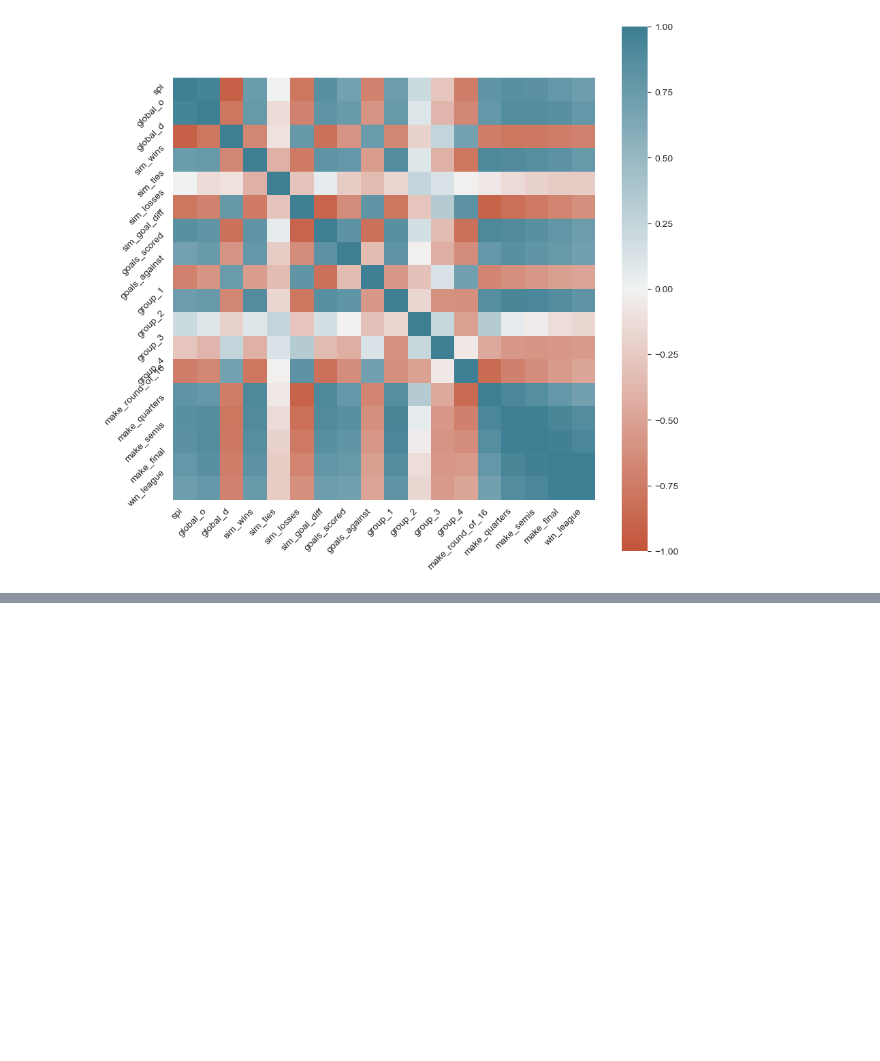
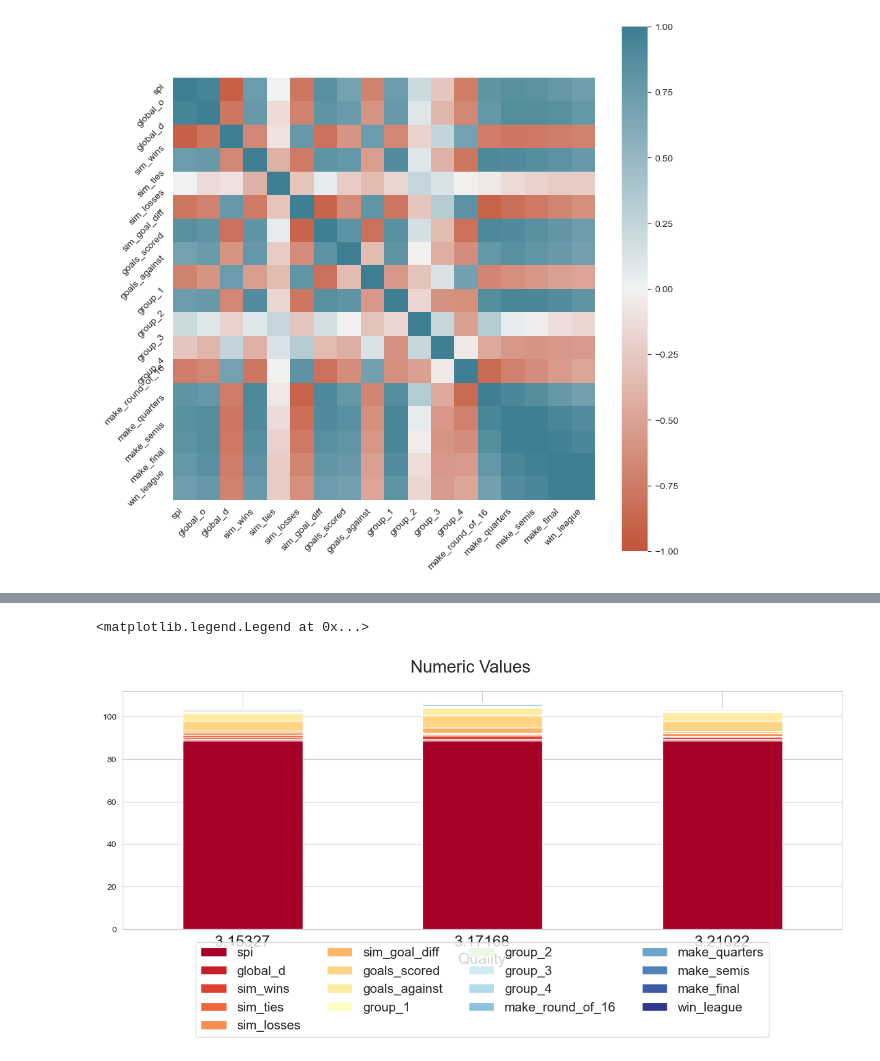
Before and after one commit to Philipp-Bauer/homework-1, a Jupyter notebook: notebooks/04-data-exploration.ipynb, the cells around one changed output, grey strips where cells are left out. Drawn from its saved outputs; the diff is of its cells as text; code cells hidden in the pictures; blank space fills up the shorter version.

```diff
--- a/notebooks/04-data-exploration.ipynb
+++ b/notebooks/04-data-exploration.ipynb
@@ -350,3 +350,20 @@ fig = px.bar(average_score_df,
 fig.update_layout(plot_bgcolor='rgba(0,0,0,0)')
 # %% [output]
 [interactive output not drawn]
+# %%
+germany_df = df_world_cup.loc[(df_world_cup["team"] == "Germany")]
+
+germany_df.groupby(["global_o"]).mean().plot.bar(
+    stacked=True, cmap="RdYlBu", figsize=(15, 5)
+)
+
+plt.suptitle(
+    "Numeric Values", fontsize=20
+)
+plt.xticks(size=18, rotation="horizontal")
+plt.xlabel("Quality", fontsize=18)
+
+plt.legend(loc="lower center", bbox_to_anchor=(0.5, -0.48), ncol=4, fontsize=15)
+# %% [output]
+<matplotlib.legend.Legend at 0x...>
+[figure, added]
```
Also changed, not shown: parts of 3 cells of this notebook.
